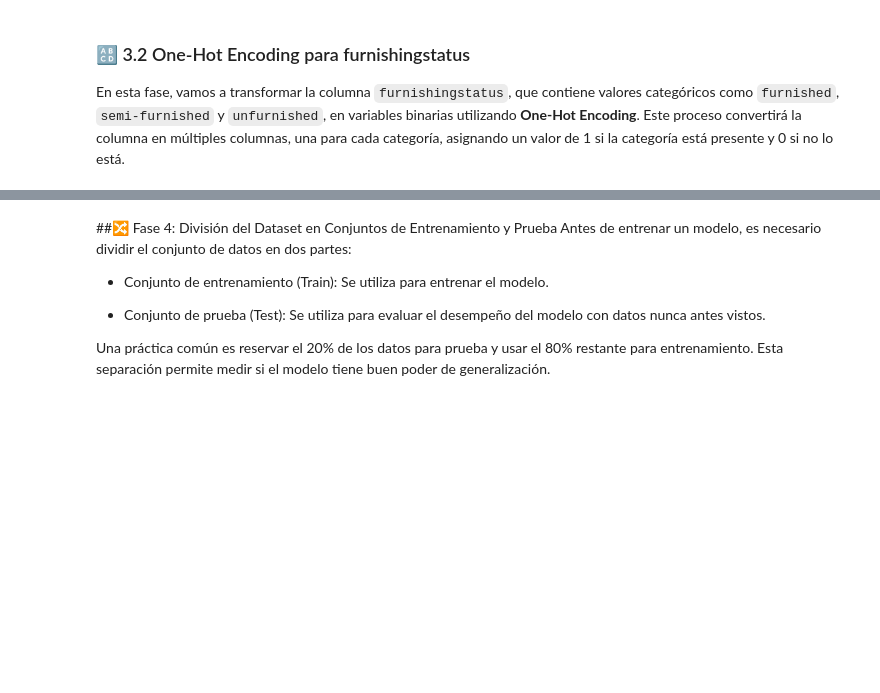
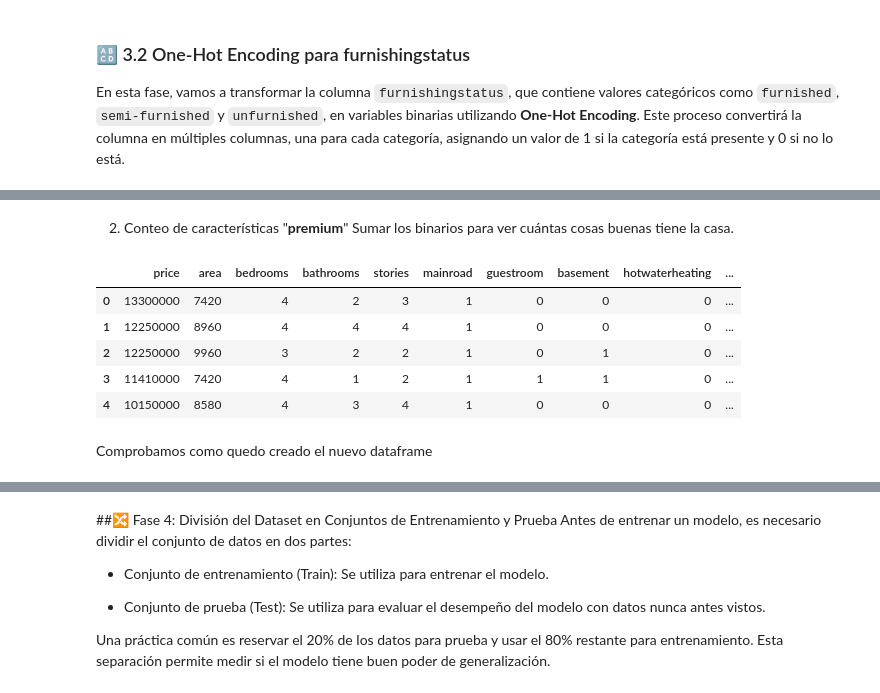
Before and after one commit to leonxrdon/housing_price, a Jupyter notebook: housing_prices_data/cleaning_housing.ipynb, the cells around one changed output, grey strips where cells are left out. Drawn from its saved outputs; the diff is of its cells as text; code cells hidden in the pictures; blank space fills up the shorter version.

```diff
--- a/housing_prices_data/cleaning_housing.ipynb
+++ b/housing_prices_data/cleaning_housing.ipynb
@@ -208,7 +208,8 @@ import pandas as pd
 print(df.head())
 
 # Lista de columnas que necesitan Label Encoding
-binary_columns = ['mainroad', 'guestroom', 'basement', 'hotwaterheating', 'airconditioning', 'prefarea']
+binary_columns = ['mainroad', 'guestroom', 'basement', 'hotwaterheating',
+                  'airconditioning', 'prefarea']
 
 # Aplicamos el Label Encoding (cambio de yes/no a 1/0)
 df[binary_columns] = df[binary_columns].replace({'yes': 1, 'no': 0})
@@ -218,9 +219,6 @@ df[binary_columns] = df[binary_columns].astype(int)
 
 # Visualizamos el dataframe después de la transformación
 print(df.head())
-
-# Guardamos el DataFrame transformado en un nuevo archivo CSV
-df.to_csv("housing_prices_cleaned.csv", index=False)
 # %% [output]
       price  area  bedrooms  bathrooms  stories mainroad guestroom basement  \
 0  13300000  7420         4          2        3      yes        no       no
@@ -248,10 +269,13 @@ En esta fase, vamos a transformar la columna `furnishingstatus`, que contiene va
 print(df.head())
 
 # Realizamos One-Hot Encoding para la columna 'furnishingstatus'
-df = pd.get_dummies(df, columns=['furnishingstatus'], dtype=int, drop_first=True)
+df = pd.get_dummies(df, columns=['furnishingstatus'], dtype=int)
 
 # Visualizamos el dataframe después de la transformación
 print(df.head())
+
+# Guardamos el DataFrame transformado en un nuevo archivo CSV
+df.to_csv("housing_prices_cleaned.csv", index=False)
 # %% [output]
       price  area  bedrooms  bathrooms  stories  mainroad  guestroom  \
 0  13300000  7420         4          2        3         1          0
@@ -272,0 +300,10 @@ print(df.head())
+# %%
+# Seleccionar el 10% de los datos aleatoriamente
+df_sample = df.sample(frac=0.1, random_state=None)
+
+# Guardar ese 10% en un nuevo archivo CSV
+df_sample.to_csv('data_test.csv', index=False)
+
+# Eliminar ese 10% de los datos del DataFrame original
+df = df.drop(df_sample.index)
+df.count()
@@ -272,0 +402,22 @@ print(df.head())
+# %% [markdown]
+2. Conteo de características "**premium**"
+Sumar los binarios para ver cuántas cosas buenas tiene la casa.
+# %%
+df['total_amenities'] = (
+    df['mainroad'] +
+    df['guestroom'] +
+    df['basement'] +
+    df['hotwaterheating'] +
+    df['airconditioning'] +
+    df['prefarea']
+)
+df.head()
+# %% [output]
+|  | price | area | bedrooms | bathrooms | stories | mainroad | guestroom | basement | hotwaterheating | ... |
+| 0 | 13300000 | 7420 | 4 | 2 | 3 | 1 | 0 | 0 | 0 | ... |
+| 1 | 12250000 | 8960 | 4 | 4 | 4 | 1 | 0 | 0 | 0 | ... |
+| 2 | 12250000 | 9960 | 3 | 2 | 2 | 1 | 0 | 1 | 0 | ... |
+| 3 | 11410000 | 7420 | 4 | 1 | 2 | 1 | 1 | 1 | 0 | ... |
+| 4 | 10150000 | 8580 | 4 | 3 | 4 | 1 | 0 | 0 | 0 | ... |
+# %% [markdown]
+Comprobamos como quedo creado el nuevo dataframe
```
Also changed, not shown: parts of 17 cells of this notebook, 5 other files.
